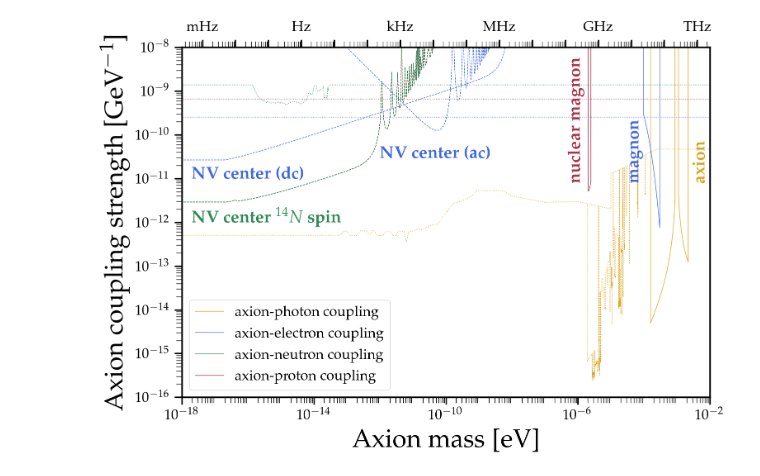
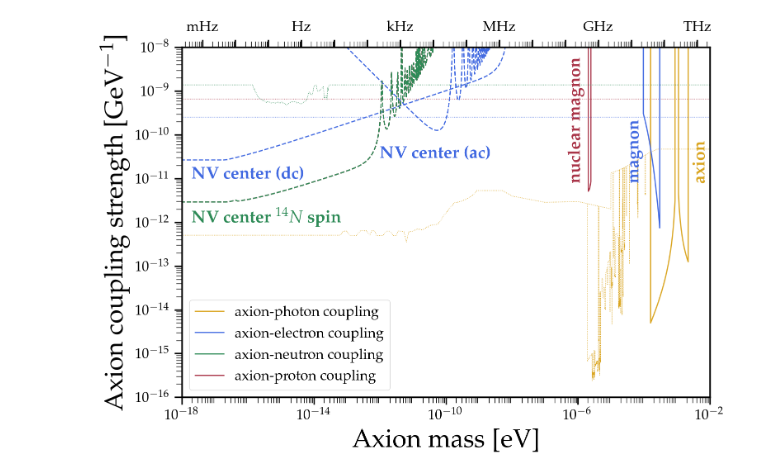
Before and after one commit to SoChigusa/AxionLimits, a Jupyter notebook: MySummaryPlots.ipynb, the cells around one changed output. Saved outputs shown, nothing was run; the diff lists cells and outputs as text; code cells hidden in the pictures.

```diff
--- a/MySummaryPlots.ipynb
+++ b/MySummaryPlots.ipynb
@@ -27,49 +27,49 @@ MySimplePlot(ax,"limit_data/AxionProton/SN1987A.txt",scale_y=1/mp_in_GeV,edgecol
 
 # collective excitations
 data = np.load('limit_data/MyWorks/gagg_axion_M.npz')
-ax.plot(data['ma'],data['y'],color='goldenrod',linestyle='-',lw=1,label='axion-photon coupling')
+ax.plot(data['ma'],data['y'],color='goldenrod',linestyle='-',lw=2,label='axion-photon coupling')
 data = np.load('limit_data/MyWorks/gagg_axion_P.npz')
-ax.plot(data['ma'],data['y'],color='goldenrod',linestyle='-',lw=1)
+ax.plot(data['ma'],data['y'],color='goldenrod',linestyle='-',lw=2)
 data = np.load('limit_data/MyWorks/gaee_magnon.npz')
-ax.plot(data['ma'],data['y']/me_in_GeV,color='royalblue',linestyle='-',lw=1,label='axion-electron coupling')
-ax.plot([0],[0],color='seagreen',linestyle='-',lw=1,label='axion-neutron coupling') # dummy for legend
-MySimplePlot(ax,"limit_data/AxionProton/Projections/MnCO3.txt",scale_y=1/mp_in_GeV,edgecolor='#a83246',linestyle='-',zorder=0,lw=1,label='axion-proton coupling')
+ax.plot(data['ma'],data['y']/me_in_GeV,color='royalblue',linestyle='-',lw=2,label='axion-electron coupling')
+ax.plot([0],[0],color='seagreen',linestyle='-',lw=2,label='axion-neutron coupling') # dummy for legend
+MySimplePlot(ax,"limit_data/AxionProton/Projections/MnCO3.txt",scale_y=1/mp_in_GeV,edgecolor='#a83246',linestyle='-',zorder=0,lw=2,label='axion-proton coupling')
 plt.text(3e-3,1e-11,r'{\bf axion}',fontsize=30,color='goldenrod',rotation=90,alpha=1)
 plt.text(3e-5,1e-11,r'{\bf magnon}',fontsize=30,color='royalblue',rotation=90,alpha=1)
 plt.text(5e-7,1e-11,r'{\bf nuclear magnon}',fontsize=30,color='#a83246',rotation=90,alpha=1)
 
 # NV center
 data = np.load('limit_data/MyWorks/gaee_NV_dc.npz')
-ax.plot(np.hstack([[1e-22],data['ma']]),np.hstack([[data['y'][0]],data['y']])/me_in_GeV,color='royalblue',linestyle='--',lw=1)
+ax.plot(np.hstack([[1e-22],data['ma']]),np.hstack([[data['y'][0]],data['y']])/me_in_GeV,color='royalblue',linestyle='--',lw=2)
 data = np.load('limit_data/MyWorks/gaee_NV_ac.npz')
-ax.plot(data['ma'],data['y']/me_in_GeV,color='royalblue',linestyle='--',lw=1)
+ax.plot(data['ma'],data['y']/me_in_GeV,color='royalblue',linestyle='--',lw=2)
 plt.text(2e-18,1e-11,r'{\bf NV center (dc)}',fontsize=30,color='royalblue',alpha=1)
 plt.text(1e-12,3e-11,r'{\bf NV center (ac)}',fontsize=30,color='royalblue',alpha=1)
 
 # NV center (nuclear)
 data = np.load('limit_data/MyWorks/gapp_NV_dc.npz')
-ax.plot(data['ma'],data['y']/mp_in_GeV,color='#a83246',linestyle='--',lw=1)
+ax.plot(data['ma'],data['y']/mp_in_GeV,color='#a83246',linestyle='--',lw=2)
 data = np.load('limit_data/MyWorks/gann_NV_dc.npz')
-ax.plot(data['ma'],data['y']/mn_in_GeV,color='seagreen',linestyle='--',lw=1)
+ax.plot(data['ma'],data['y']/mn_in_GeV,color='seagreen',linestyle='--',lw=2)
 # data = np.load('limit_data/MyWorks/gapp_NV_ac.npz')
-# ax.plot(data['ma'],data['y']/mp_in_GeV,color='seagreen',linestyle='-',lw=1)
+# ax.plot(data['ma'],data['y']/mp_in_GeV,color='seagreen',linestyle='-',lw=2)
 # data = np.load('limit_data/MyWorks/gann_NV_ac.npz')
-# ax.plot(data['ma'],data['y']/mn_in_GeV,color='seagreen',linestyle='-',lw=1)
+# ax.plot(data['ma'],data['y']/mn_in_GeV,color='seagreen',linestyle='-',lw=2)
 plt.text(2e-18,1e-12,r'{\bf NV center $^{14}N$ spin}',fontsize=30,color='seagreen',alpha=1)
 
 # my x-axis
 ax.set_xlim(1e-18, 1e-2)
 ax.set_xticks(10.0**arange(-18,2,4))
 
 # my upper x-axis
 UpperFrequencyAxis_Simple(ax)
 
 # my y-axis
 ax.set_ylim(1e-16, 1e-8)
 
 # my settings
 ax.legend(loc='lower left', fontsize=25)
 
 MySaveFig(fig,'Summary_Plot_2024')
 # %% [output]
-[figure, old version]
+[figure, new version]
```
Also changed, not shown: 2 other files.
